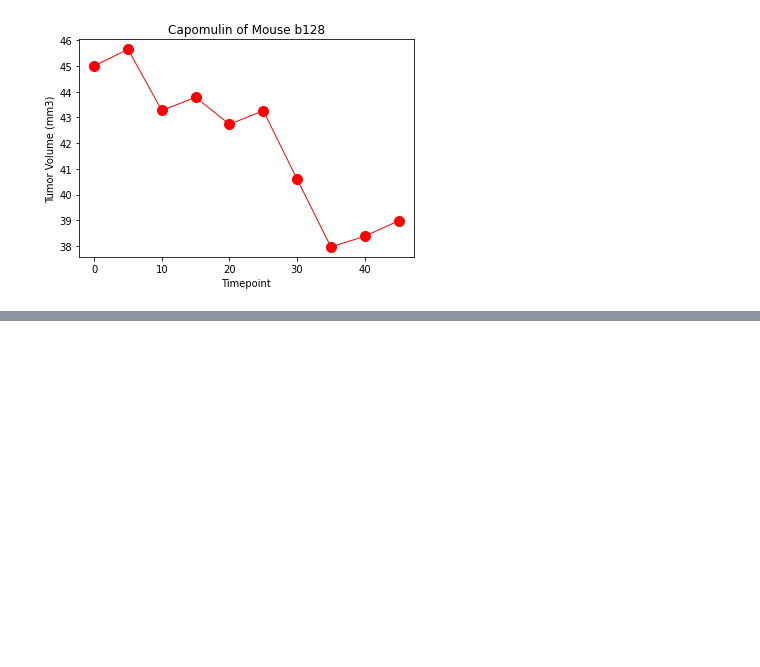
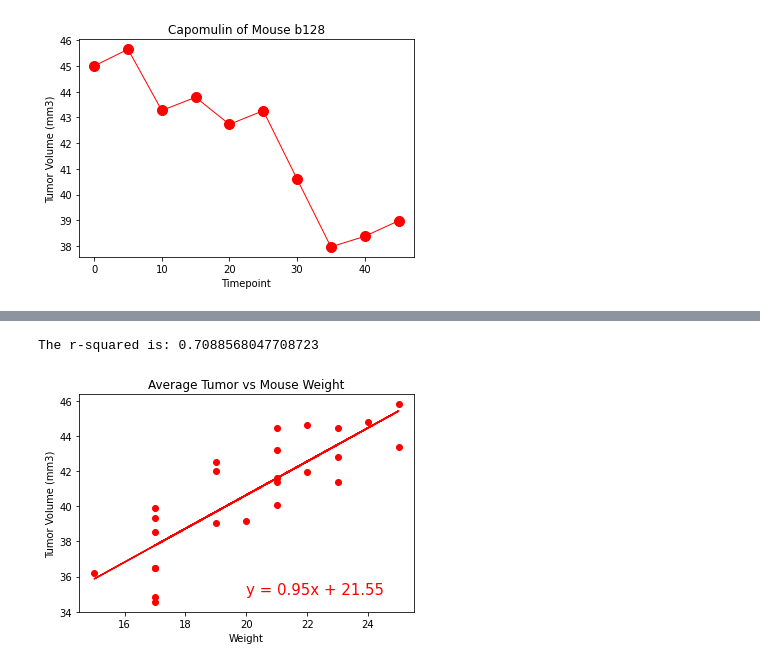
Before and after one commit to bdub99/Mice-Drug-Regiman-Analysis, a Jupyter notebook: PyMice/mice.ipynb, the cells around one changed output, grey strips where cells are left out. Drawn from its saved outputs; the diff is of its cells as text; code cells hidden in the pictures; blank space fills up the shorter version.

```diff
--- a/PyMice/mice.ipynb
+++ b/PyMice/mice.ipynb
@@ -406,0 +425,12 @@ plt.show()
+# %%
+plt.scatter(x_values,y_values, color="red")
+plt.plot(x_values,regress_values,"r-")
+plt.annotate(line_eq,(20,35),fontsize=15,color="red")
+plt.title("Average Tumor vs Mouse Weight")
+plt.xlabel("Weight")
+plt.ylabel("Tumor Volume (mm3)")
+print(f"The r-squared is: {rvalue**2}")
+plt.show()
+# %% [output]
+The r-squared is: 0.7088568047708723
+[figure, added]
```
Also changed, not shown: parts of 5 cells of this notebook.
